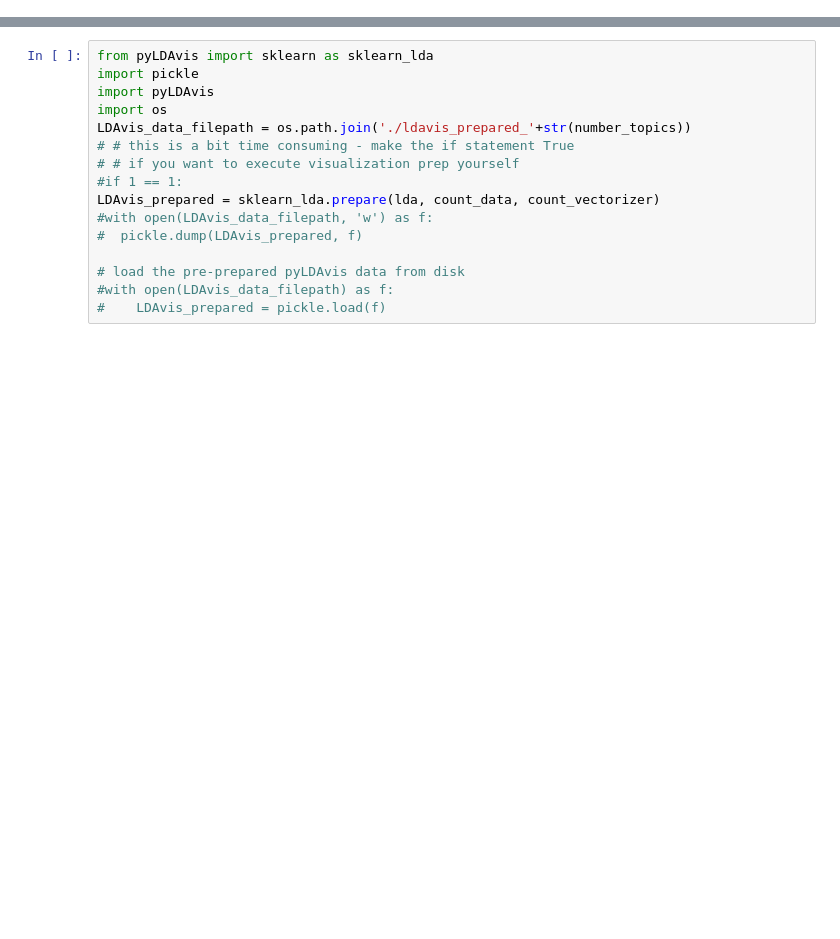
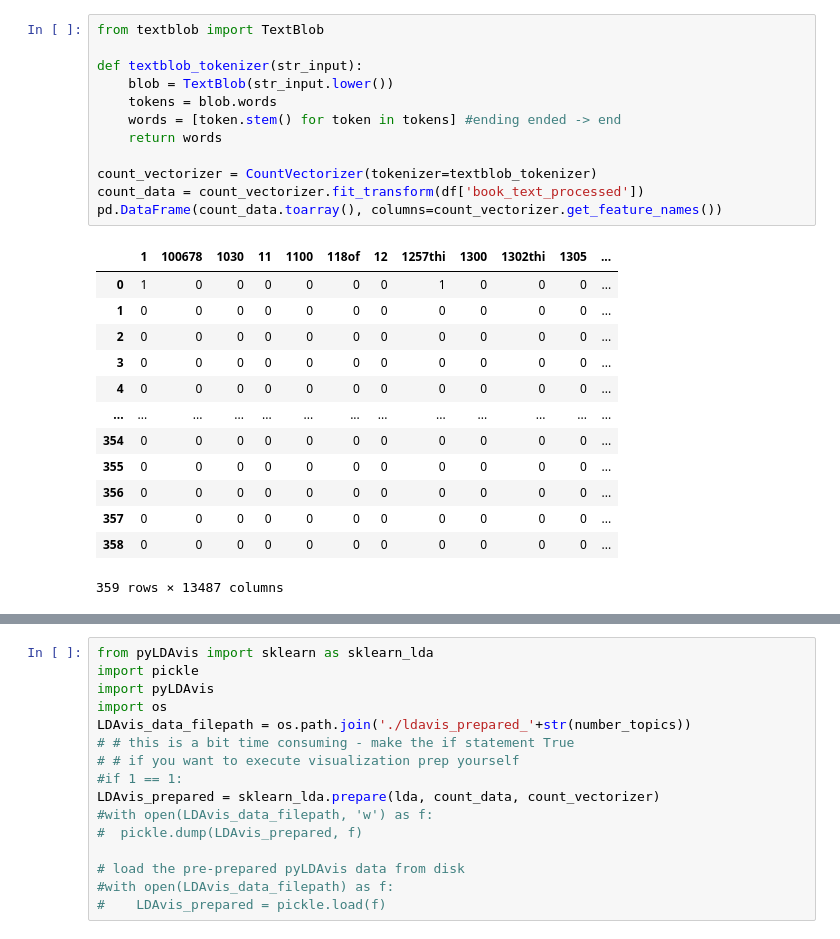
Before and after one commit to amandeep0/gec, a Jupyter notebook: text_analysis.ipynb, the cells around one changed output, grey strips where cells are left out. Cells and saved outputs as stored; diff of their text form; blank space fills up the shorter version.

```diff
--- a/text_analysis.ipynb
+++ b/text_analysis.ipynb
@@ -90,0 +131,26 @@ plot_10_most_common_words(count_data, count_vectorizer)
+# %%
+from textblob import TextBlob
+
+def textblob_tokenizer(str_input):
+    blob = TextBlob(str_input.lower())
+    tokens = blob.words
+    words = [token.stem() for token in tokens] #ending ended -> end
+    return words
+
+count_vectorizer = CountVectorizer(tokenizer=textblob_tokenizer)
+count_data = count_vectorizer.fit_transform(df['book_text_processed'])
+pd.DataFrame(count_data.toarray(), columns=count_vectorizer.get_feature_names())
+# %% [output]
+|  | 1 | 100678 | 1030 | 11 | 1100 | 118of | 12 | 1257thi | 1300 | 1302thi | 1305 | ... |
+| 0 | 1 | 0 | 0 | 0 | 0 | 0 | 0 | 1 | 0 | 0 | 0 | ... |
+| 1 | 0 | 0 | 0 | 0 | 0 | 0 | 0 | 0 | 0 | 0 | 0 | ... |
+| 2 | 0 | 0 | 0 | 0 | 0 | 0 | 0 | 0 | 0 | 0 | 0 | ... |
+| 3 | 0 | 0 | 0 | 0 | 0 | 0 | 0 | 0 | 0 | 0 | 0 | ... |
+| 4 | 0 | 0 | 0 | 0 | 0 | 0 | 0 | 0 | 0 | 0 | 0 | ... |
+| ... | ... | ... | ... | ... | ... | ... | ... | ... | ... | ... | ... | ... |
+| 354 | 0 | 0 | 0 | 0 | 0 | 0 | 0 | 0 | 0 | 0 | 0 | ... |
+| 355 | 0 | 0 | 0 | 0 | 0 | 0 | 0 | 0 | 0 | 0 | 0 | ... |
+| 356 | 0 | 0 | 0 | 0 | 0 | 0 | 0 | 0 | 0 | 0 | 0 | ... |
+| 357 | 0 | 0 | 0 | 0 | 0 | 0 | 0 | 0 | 0 | 0 | 0 | ... |
+| 358 | 0 | 0 | 0 | 0 | 0 | 0 | 0 | 0 | 0 | 0 | 0 | ... |
+359 rows × 13487 columns
```
Also changed, not shown: parts of 42 cells of this notebook.
